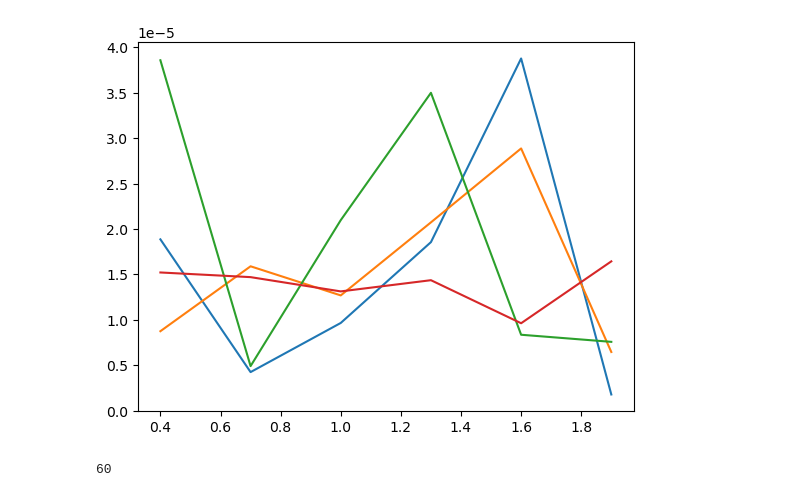
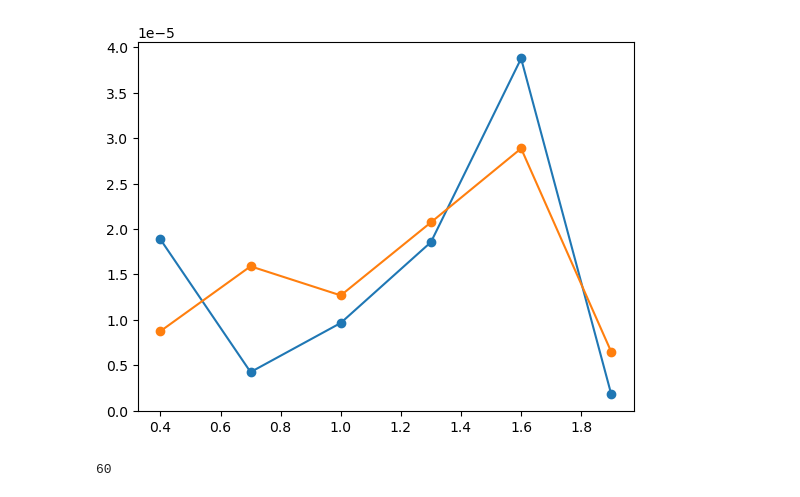
Before and after one commit to JiPang22/cell2, a Jupyter notebook: aa.ipynb, the cells around one changed output. Drawn from its saved outputs; the diff is of its cells as text; code cells hidden in the pictures.

```diff
--- a/aa.ipynb
+++ b/aa.ipynb
@@ -2,37 +2,36 @@
 import numpy as np
 import pandas as pd
 import matplotlib.pyplot as plt
 
 om_ext = [0.4, 0.7, 1.0, 1.3, 1.6, 1.9]
 F = [30, 60, 90, 120]
 A_om = np.zeros(6)
 
 
 dt = 1.e-7
 
-for n in range(4):
+for n in range(2):
     for k in range(6):
 
         df = pd.read_csv(f'{F[n]}/C1Trace0000{k}.csv',sep=',',skiprows=50006)
 
         time = df.iloc[:,0]
         voltage = df.iloc[:,1]
 
         sumRE = 0
         sumIM = 0
 
 
         for i in range(50000):
 
             sumRE += dt * voltage[i] * np.cos(om_ext[k] * time[i])
             sumIM += dt * voltage[i] * np.sin(om_ext[k] * time[i])
 
         A_om[k] = np.sqrt(sumRE ** 2 + sumIM ** 2)
 
-    plt.plot(om_ext, A_om)
-    plt.legend(f"{F[n]}")
+    plt.plot(om_ext, A_om,marker='o')
 # %% [output]
-[figure, old version]
+[figure, new version]
 # %%
 print(f'{F[1]}')
 # %% [output]
```
